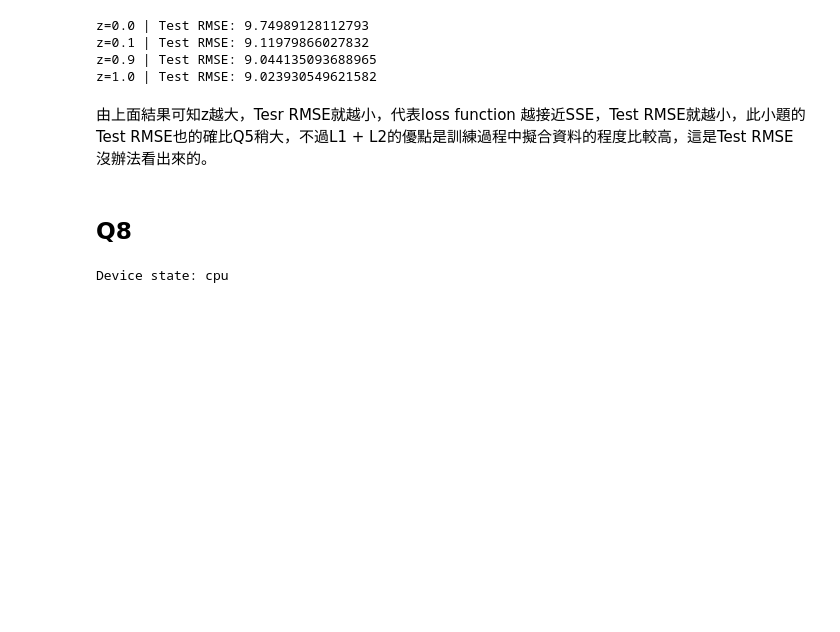
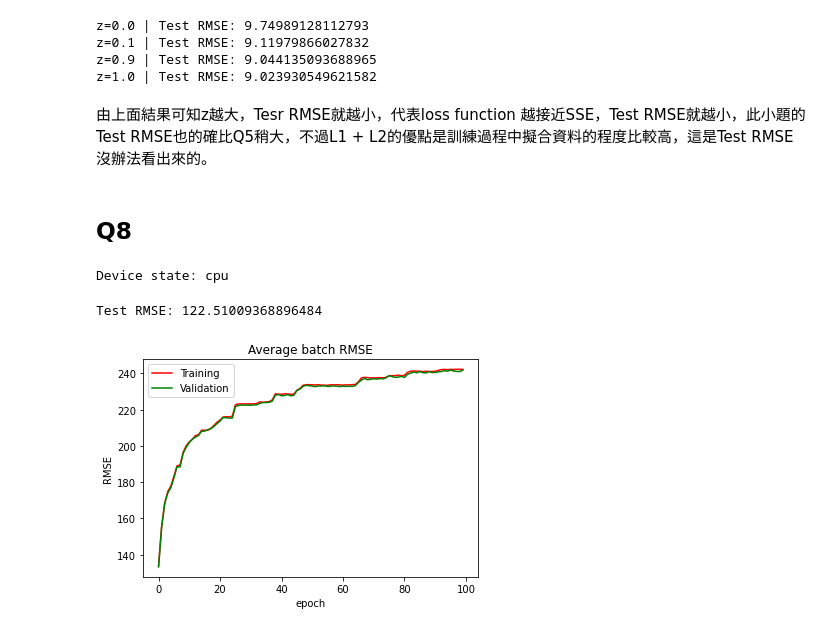
Before and after one commit to chiawen0104/sldl_hw, a Jupyter notebook: hw4/hw4.ipynb, the cells around one changed output. Saved outputs shown, nothing was run; the diff lists cells and outputs as text; code cells hidden in the pictures; blank space fills up the shorter version.

```diff
--- a/hw4/hw4.ipynb
+++ b/hw4/hw4.ipynb
@@ -816,3 +816,17 @@ z = 0.0
 model_drop7, valid_rmse_list7, train_rmse_list7 = train(device, mlp_drop, epochs, optimizer, loss_function1, loss_function2, train_loader, valid_loader, z)
 # %% [output]
 Device state: cpu
+# %%
+predicted7, test_rmse7 = test(model_drop7, torch.Tensor(X_test), Y_test)
+print(f'Test RMSE: {test_rmse7}')
+
+plt.plot(train_rmse_list7, color='red', label='Training')
+plt.plot(valid_rmse_list7, color='green', label='Validation')
+plt.title('Average batch RMSE')
+plt.xlabel('epoch') # title of x-axis
+plt.ylabel('RMSE') # tile of y-axis
+plt.legend()
+plt.show()
+# %% [output]
+Test RMSE: 122.51009368896484
+[figure, added]
```
